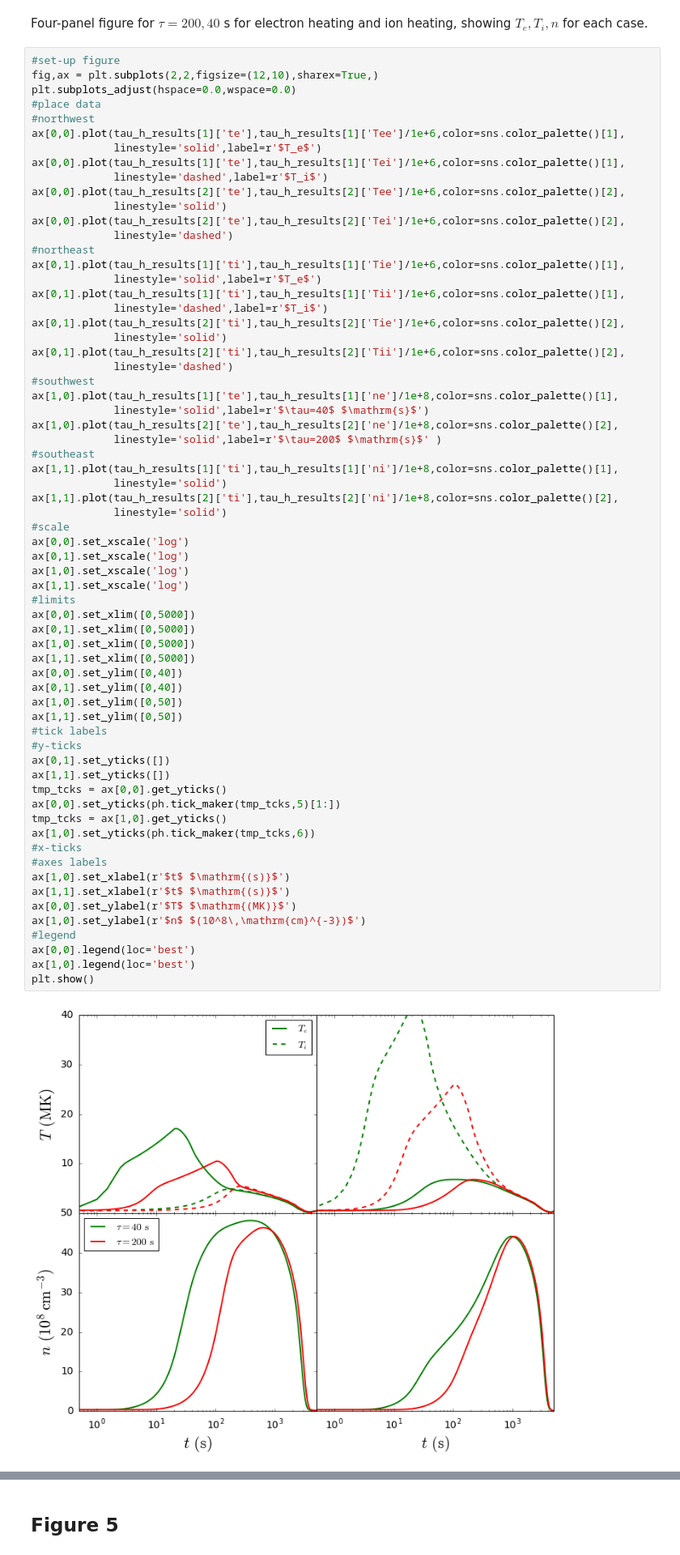
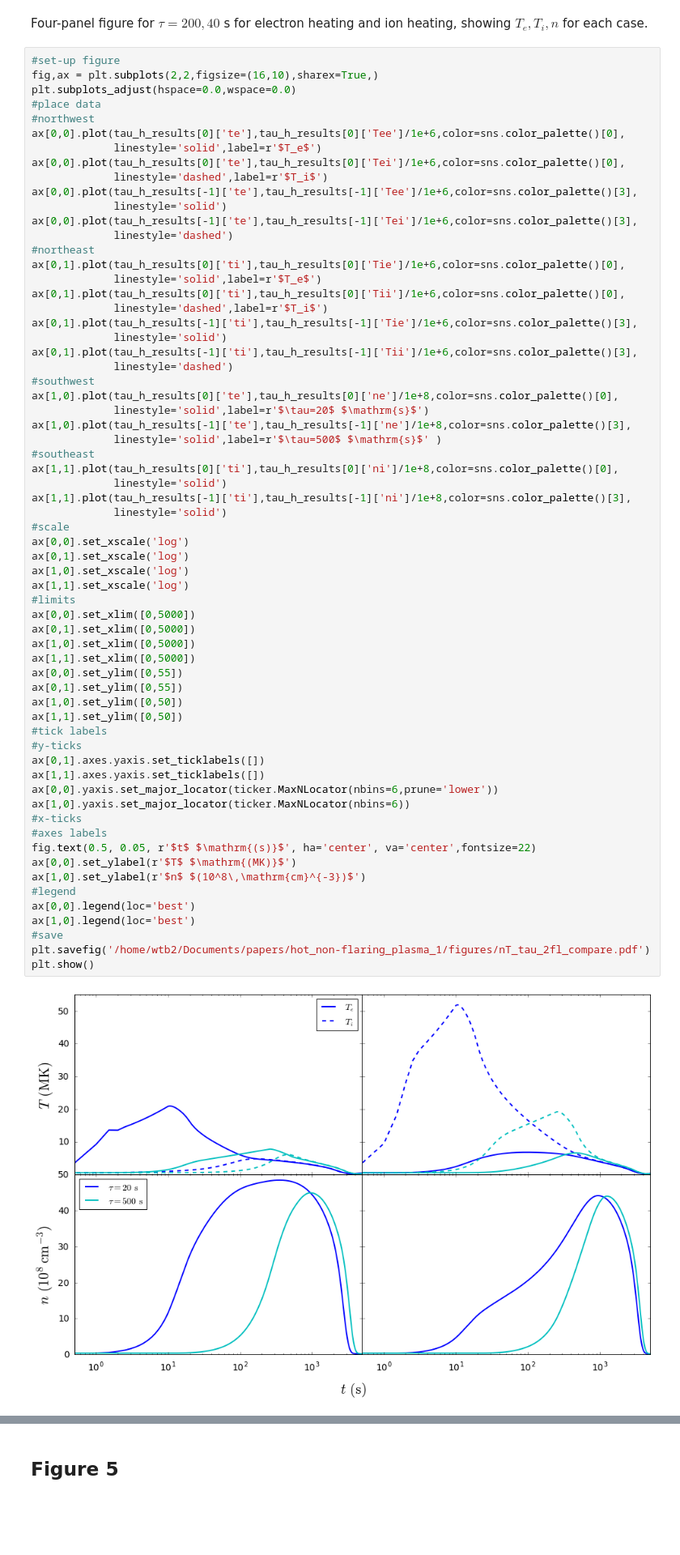
Before and after one commit to wtbarnes/research_notebook, a Jupyter notebook: figure_builders/hot_non_flaring_plasma_1_figures.ipynb, the cells around one changed output, grey strips where cells are left out. Shown at 81% size. Drawn from its saved outputs; the diff is of its cells as text; blank space fills up the shorter version.

Commit message:
updating figure building notebooks; adding multi gaussian fitting tests

```diff
--- a/figure_builders/hot_non_flaring_plasma_1_figures.ipynb
+++ b/figure_builders/hot_non_flaring_plasma_1_figures.ipynb
@@ -182,68 +180,67 @@ plt.show()
 Four-panel figure for $\tau=200,40$ s for electron heating and ion heating, showing $T_e,T_i,n$ for each case.
 # %%
 #set-up figure
-fig,ax = plt.subplots(2,2,figsize=(12,10),sharex=True,)
+fig,ax = plt.subplots(2,2,figsize=(16,10),sharex=True,)
 plt.subplots_adjust(hspace=0.0,wspace=0.0)
 #place data
 #northwest
-ax[0,0].plot(tau_h_results[1]['te'],tau_h_results[1]['Tee']/1e+6,color=sns.color_palette()[1],
+ax[0,0].plot(tau_h_results[0]['te'],tau_h_results[0]['Tee']/1e+6,color=sns.color_palette()[0],
              linestyle='solid',label=r'$T_e$')
-ax[0,0].plot(tau_h_results[1]['te'],tau_h_results[1]['Tei']/1e+6,color=sns.color_palette()[1],
+ax[0,0].plot(tau_h_results[0]['te'],tau_h_results[0]['Tei']/1e+6,color=sns.color_palette()[0],
              linestyle='dashed',label=r'$T_i$')
-ax[0,0].plot(tau_h_results[2]['te'],tau_h_results[2]['Tee']/1e+6,color=sns.color_palette()[2],
+ax[0,0].plot(tau_h_results[-1]['te'],tau_h_results[-1]['Tee']/1e+6,color=sns.color_palette()[3],
              linestyle='solid')
-ax[0,0].plot(tau_h_results[2]['te'],tau_h_results[2]['Tei']/1e+6,color=sns.color_palette()[2],
+ax[0,0].plot(tau_h_results[-1]['te'],tau_h_results[-1]['Tei']/1e+6,color=sns.color_palette()[3],
              linestyle='dashed')
 #northeast
-ax[0,1].plot(tau_h_results[1]['ti'],tau_h_results[1]['Tie']/1e+6,color=sns.color_palette()[1],
+ax[0,1].plot(tau_h_results[0]['ti'],tau_h_results[0]['Tie']/1e+6,color=sns.color_palette()[0],
              linestyle='solid',label=r'$T_e$')
-ax[0,1].plot(tau_h_results[1]['ti'],tau_h_results[1]['Tii']/1e+6,color=sns.color_palette()[1],
+ax[0,1].plot(tau_h_results[0]['ti'],tau_h_results[0]['Tii']/1e+6,color=sns.color_palette()[0],
              linestyle='dashed',label=r'$T_i$')
-ax[0,1].plot(tau_h_results[2]['ti'],tau_h_results[2]['Tie']/1e+6,color=sns.color_palette()[2],
+ax[0,1].plot(tau_h_results[-1]['ti'],tau_h_results[-1]['Tie']/1e+6,color=sns.color_palette()[3],
              linestyle='solid')
-ax[0,1].plot(tau_h_results[2]['ti'],tau_h_results[2]['Tii']/1e+6,color=sns.color_palette()[2],
+ax[0,1].plot(tau_h_results[-1]['ti'],tau_h_results[-1]['Tii']/1e+6,color=sns.color_palette()[3],
              linestyle='dashed')
 #southwest
-ax[1,0].plot(tau_h_results[1]['te'],tau_h_results[1]['ne']/1e+8,color=sns.color_palette()[1],
-             linestyle='solid',label=r'$\tau=40$ $\mathrm{s}$')
-ax[1,0].plot(tau_h_results[2]['te'],tau_h_results[2]['ne']/1e+8,color=sns.color_palette()[2],
-             linestyle='solid',label=r'$\tau=200$ $\mathrm{s}$' )
+ax[1,0].plot(tau_h_results[0]['te'],tau_h_results[0]['ne']/1e+8,color=sns.color_palette()[0],
+             linestyle='solid',label=r'$\tau=20$ $\mathrm{s}$')
+ax[1,0].plot(tau_h_results[-1]['te'],tau_h_results[-1]['ne']/1e+8,color=sns.color_palette()[3],
+             linestyle='solid',label=r'$\tau=500$ $\mathrm{s}$' )
 #southeast
-ax[1,1].plot(tau_h_results[1]['ti'],tau_h_results[1]['ni']/1e+8,color=sns.color_palette()[1],
+ax[1,1].plot(tau_h_results[0]['ti'],tau_h_results[0]['ni']/1e+8,color=sns.color_palette()[0],
              linestyle='solid')
-ax[1,1].plot(tau_h_results[2]['ti'],tau_h_results[2]['ni']/1e+8,color=sns.color_palette()[2],
+ax[1,1].plot(tau_h_results[-1]['ti'],tau_h_results[-1]['ni']/1e+8,color=sns.color_palette()[3],
              linestyle='solid')
 #scale
 ax[0,0].set_xscale('log')
 ax[0,1].set_xscale('log')
 ax[1,0].set_xscale('log')
 ax[1,1].set_xscale('log')
 #limits
 ax[0,0].set_xlim([0,5000])
 ax[0,1].set_xlim([0,5000])
 ax[1,0].set_xlim([0,5000])
 ax[1,1].set_xlim([0,5000])
-ax[0,0].set_ylim([0,40])
-ax[0,1].set_ylim([0,40])
+ax[0,0].set_ylim([0,55])
+ax[0,1].set_ylim([0,55])
 ax[1,0].set_ylim([0,50])
 ax[1,1].set_ylim([0,50])
 #tick labels
 #y-ticks
-ax[0,1].set_yticks([])
-ax[1,1].set_yticks([])
-tmp_tcks = ax[0,0].get_yticks()
-ax[0,0].set_yticks(ph.tick_maker(tmp_tcks,5)[1:])
-tmp_tcks = ax[1,0].get_yticks()
-ax[1,0].set_yticks(ph.tick_maker(tmp_tcks,6))
+ax[0,1].axes.yaxis.set_ticklabels([])
+ax[1,1].axes.yaxis.set_ticklabels([])
+ax[0,0].yaxis.set_major_locator(ticker.MaxNLocator(nbins=6,prune='lower'))
+ax[1,0].yaxis.set_major_locator(ticker.MaxNLocator(nbins=6))
 #x-ticks
 #axes labels
-ax[1,0].set_xlabel(r'$t$ $\mathrm{(s)}$')
-ax[1,1].set_xlabel(r'$t$ $\mathrm{(s)}$')
+fig.text(0.5, 0.05, r'$t$ $\mathrm{(s)}$', ha='center', va='center',fontsize=22)
 ax[0,0].set_ylabel(r'$T$ $\mathrm{(MK)}$')
 ax[1,0].set_ylabel(r'$n$ $(10^8\,\mathrm{cm}^{-3})$')
 #legend
 ax[0,0].legend(loc='best')
 ax[1,0].legend(loc='best')
+#save
+plt.savefig('/home/wtb2/Documents/papers/hot_non-flaring_plasma_1/figures/nT_tau_2fl_compare.pdf')
 plt.show()
 # %% [output]
-[figure, old version]
+[figure, new version]
```
Also changed, not shown: parts of 30 cells of this notebook, 2 other files.
